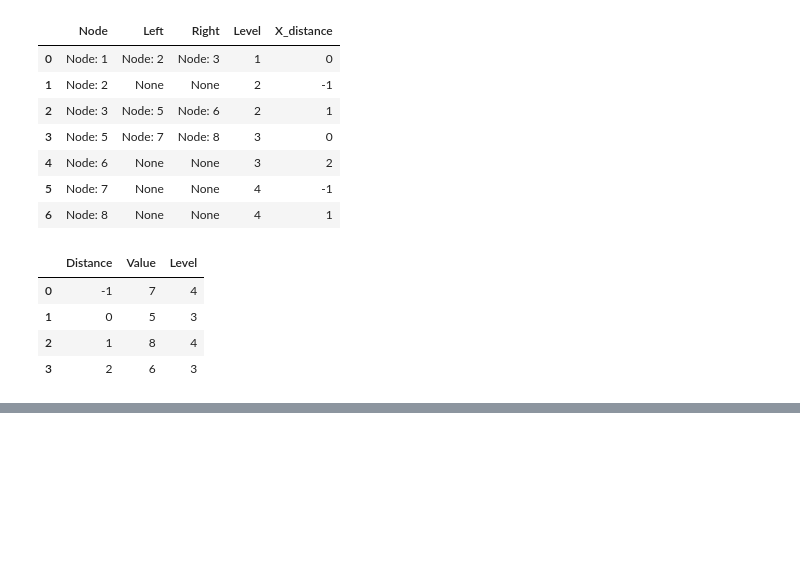
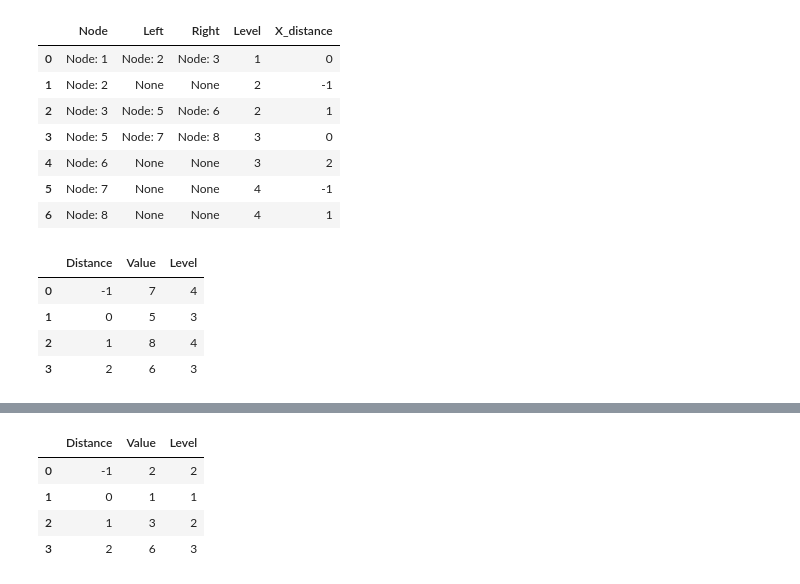
Before and after one commit to brunolcarli/GooGraph, a Jupyter notebook: BinaryTree_exercise_list.ipynb, the cells around one changed output, grey strips where cells are left out. Drawn from its saved outputs; the diff is of its cells as text; code cells hidden in the pictures; blank space fills up the shorter version.

```diff
--- a/BinaryTree_exercise_list.ipynb
+++ b/BinaryTree_exercise_list.ipynb
@@ -727,0 +779,14 @@ pd.DataFrame(rows, columns=['Distance', 'Value', 'Level'])
+# %%
+tree = Tree(root)
+
+rows = []
+for x_distance, data in tree.top_view():
+    value, level = data
+    rows.append([x_distance, value, level])
+pd.DataFrame(rows, columns=['Distance', 'Value', 'Level'])
+# %% [output]
+|  | Distance | Value | Level |
+| 0 | -1 | 2 | 2 |
+| 1 | 0 | 1 | 1 |
+| 2 | 1 | 3 | 2 |
+| 3 | 2 | 6 | 3 |
```
Also changed, not shown: parts of 3 cells of this notebook.
